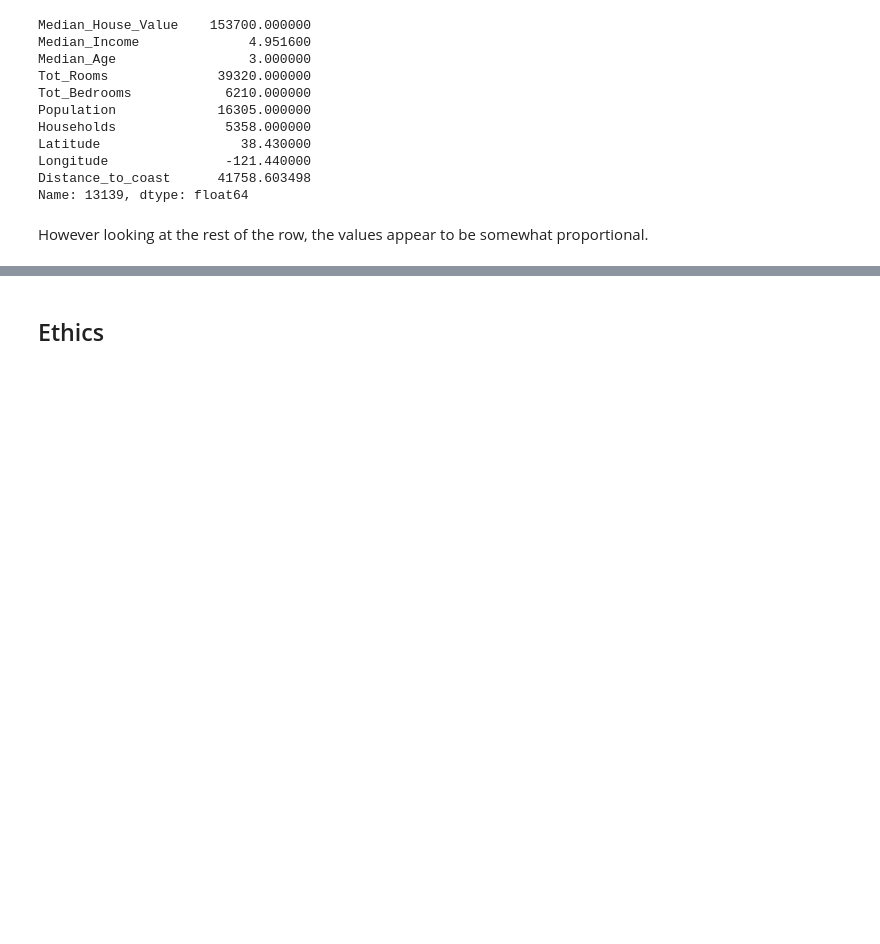
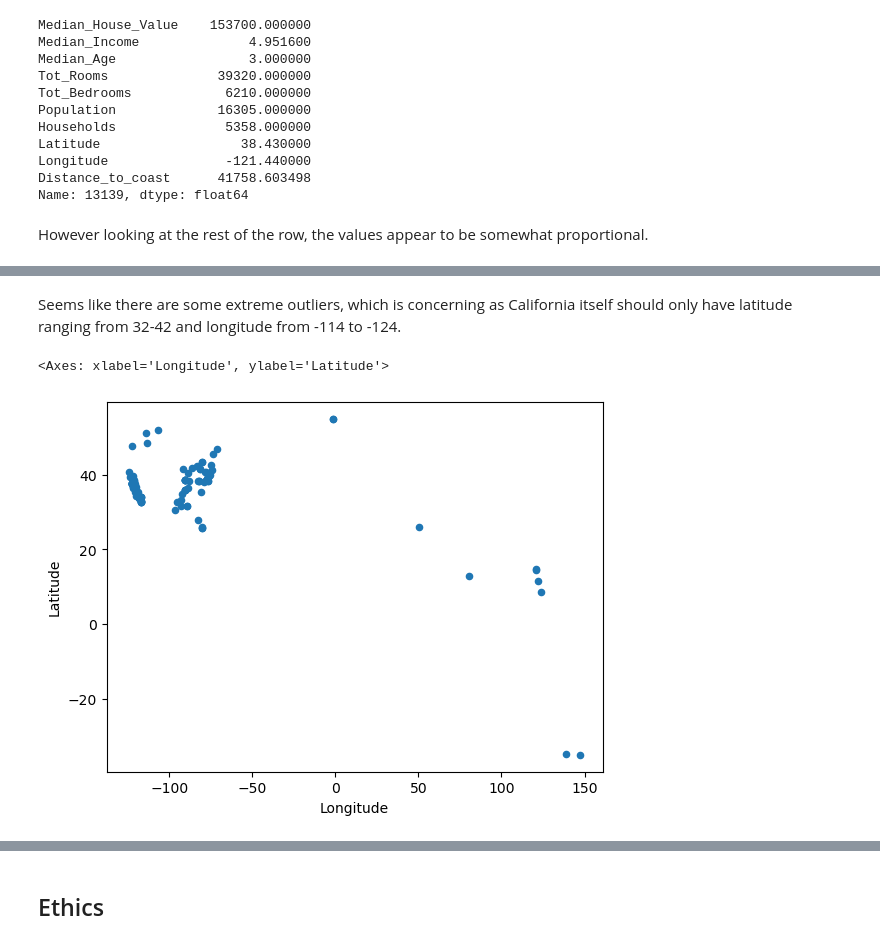
Before and after one commit to COGS108/Group091_WI26, a Jupyter notebook: 01-DataCheckpoint.ipynb, the cells around one changed output, grey strips where cells are left out. Saved outputs shown, nothing was run; the diff lists cells and outputs as text; code cells hidden in the pictures; blank space fills up the shorter version.

```diff
--- a/01-DataCheckpoint.ipynb
+++ b/01-DataCheckpoint.ipynb
@@ -330,0 +404,7 @@ school_data[school_data["Latitude"].isna()]
+# %% [markdown]
+Seems like there are some extreme outliers, which is concerning as California itself should only have latitude ranging from 32-42 and longitude from -114 to -124.
+# %%
+school_data[["Latitude", "Longitude"]].plot(kind="scatter", x="Longitude", y="Latitude")
+# %% [output]
+<Axes: xlabel='Longitude', ylabel='Latitude'>
+[figure, added]
```
Also changed, not shown: parts of 20 cells of this notebook.
